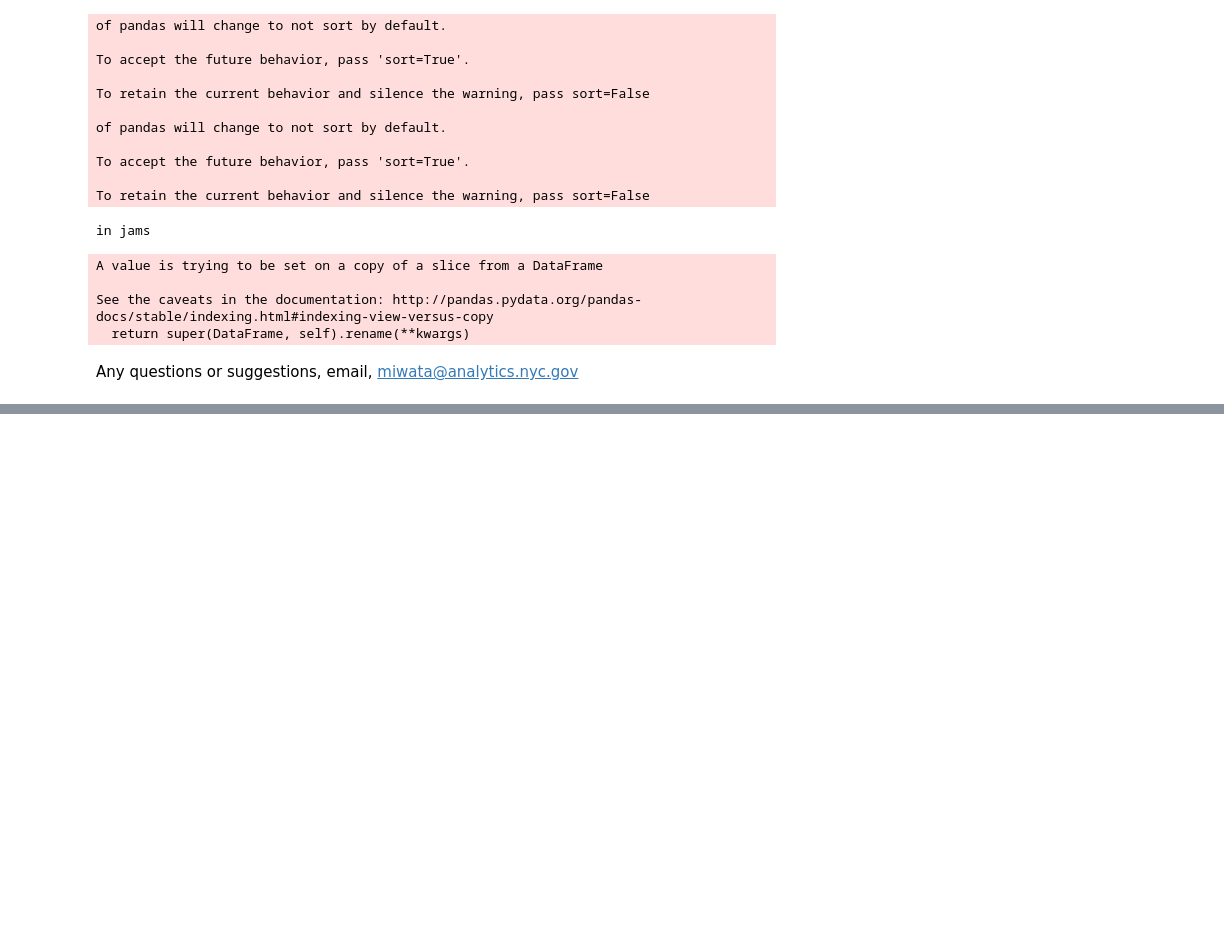
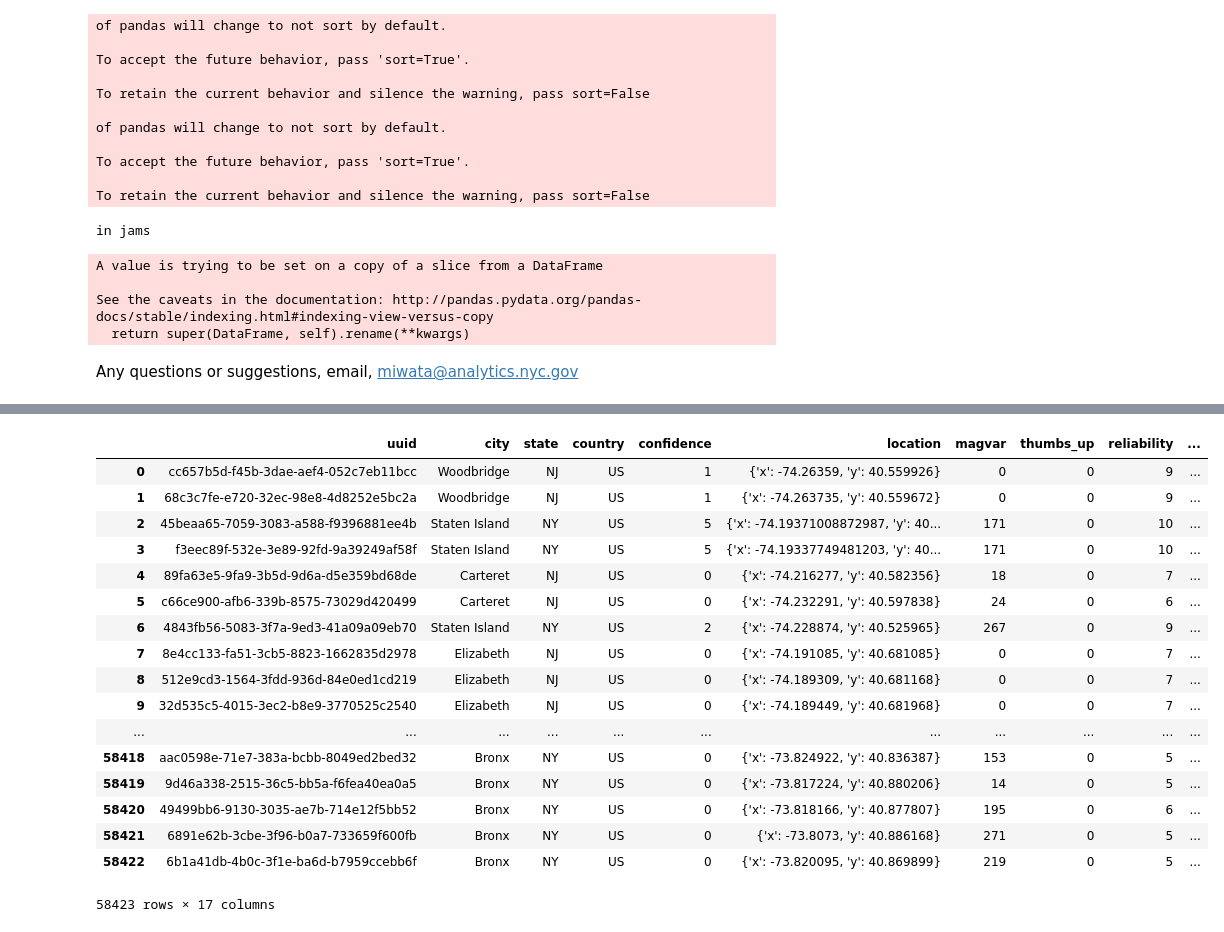
Before and after one commit to louismassera/capstone_NYCxDSI, a Jupyter notebook: DataMerger.ipynb, the cells around one changed output, grey strips where cells are left out. Saved outputs shown, nothing was run; the diff lists cells and outputs as text; code cells hidden in the pictures; blank space fills up the shorter version.

Commit message:
index cleaning

```diff
--- a/DataMerger.ipynb
+++ b/DataMerger.ipynb
@@ -226,0 +233,21 @@ To do:
+# %%
+al.reset_index(drop=True)
+# %% [output]
+|  | uuid | city | state | country | confidence | location | magvar | thumbs_up | reliability | ... |
+| 0 | cc657b5d-f45b-3dae-aef4-052c7eb11bcc | Woodbridge | NJ | US | 1 | {'x': -74.26359, 'y': 40.559926} | 0 | 0 | 9 | ... |
+| 1 | 68c3c7fe-e720-32ec-98e8-4d8252e5bc2a | Woodbridge | NJ | US | 1 | {'x': -74.263735, 'y': 40.559672} | 0 | 0 | 9 | ... |
+| 2 | 45beaa65-7059-3083-a588-f9396881ee4b | Staten Island | NY | US | 5 | {'x': -74.19371008872987, 'y': 40... | 171 | 0 | 10 | ... |
+| 3 | f3eec89f-532e-3e89-92fd-9a39249af58f | Staten Island | NY | US | 5 | {'x': -74.19337749481203, 'y': 40... | 171 | 0 | 10 | ... |
+| 4 | 89fa63e5-9fa9-3b5d-9d6a-d5e359bd68de | Carteret | NJ | US | 0 | {'x': -74.216277, 'y': 40.582356} | 18 | 0 | 7 | ... |
+| 5 | c66ce900-afb6-339b-8575-73029d420499 | Carteret | NJ | US | 0 | {'x': -74.232291, 'y': 40.597838} | 24 | 0 | 6 | ... |
+| 6 | 4843fb56-5083-3f7a-9ed3-41a09a09eb70 | Staten Island | NY | US | 2 | {'x': -74.228874, 'y': 40.525965} | 267 | 0 | 9 | ... |
+| 7 | 8e4cc133-fa51-3cb5-8823-1662835d2978 | Elizabeth | NJ | US | 0 | {'x': -74.191085, 'y': 40.681085} | 0 | 0 | 7 | ... |
+| 8 | 512e9cd3-1564-3fdd-936d-84e0ed1cd219 | Elizabeth | NJ | US | 0 | {'x': -74.189309, 'y': 40.681168} | 0 | 0 | 7 | ... |
+| 9 | 32d535c5-4015-3ec2-b8e9-3770525c2540 | Elizabeth | NJ | US | 0 | {'x': -74.189449, 'y': 40.681968} | 0 | 0 | 7 | ... |
+| ... | ... | ... | ... | ... | ... | ... | ... | ... | ... | ... |
+| 58418 | aac0598e-71e7-383a-bcbb-8049ed2bed32 | Bronx | NY | US | 0 | {'x': -73.824922, 'y': 40.836387} | 153 | 0 | 5 | ... |
+| 58419 | 9d46a338-2515-36c5-bb5a-f6fea40ea0a5 | Bronx | NY | US | 0 | {'x': -73.817224, 'y': 40.880206} | 14 | 0 | 5 | ... |
+| 58420 | 49499bb6-9130-3035-ae7b-714e12f5bb52 | Bronx | NY | US | 0 | {'x': -73.818166, 'y': 40.877807} | 195 | 0 | 6 | ... |
+| 58421 | 6891e62b-3cbe-3f96-b0a7-733659f600fb | Bronx | NY | US | 0 | {'x': -73.8073, 'y': 40.886168} | 271 | 0 | 5 | ... |
+| 58422 | 6b1a41db-4b0c-3f1e-ba6d-b7959ccebb6f | Bronx | NY | US | 0 | {'x': -73.820095, 'y': 40.869899} | 219 | 0 | 5 | ... |
+58423 rows × 17 columns
```
Also changed, not shown: parts of 5 cells of this notebook.
